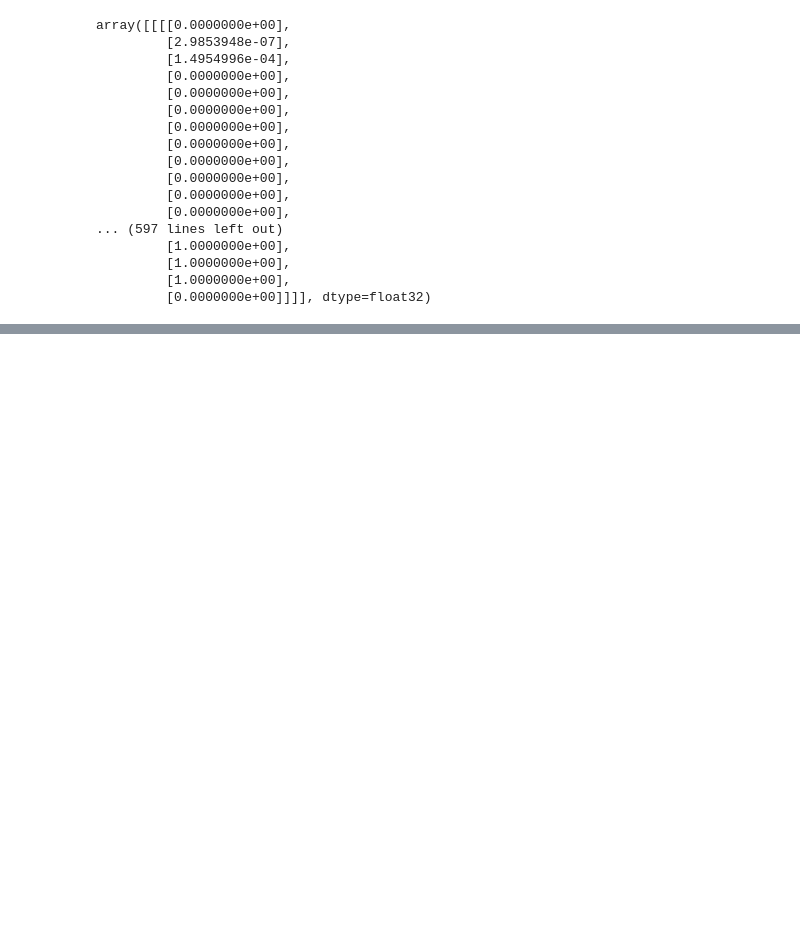
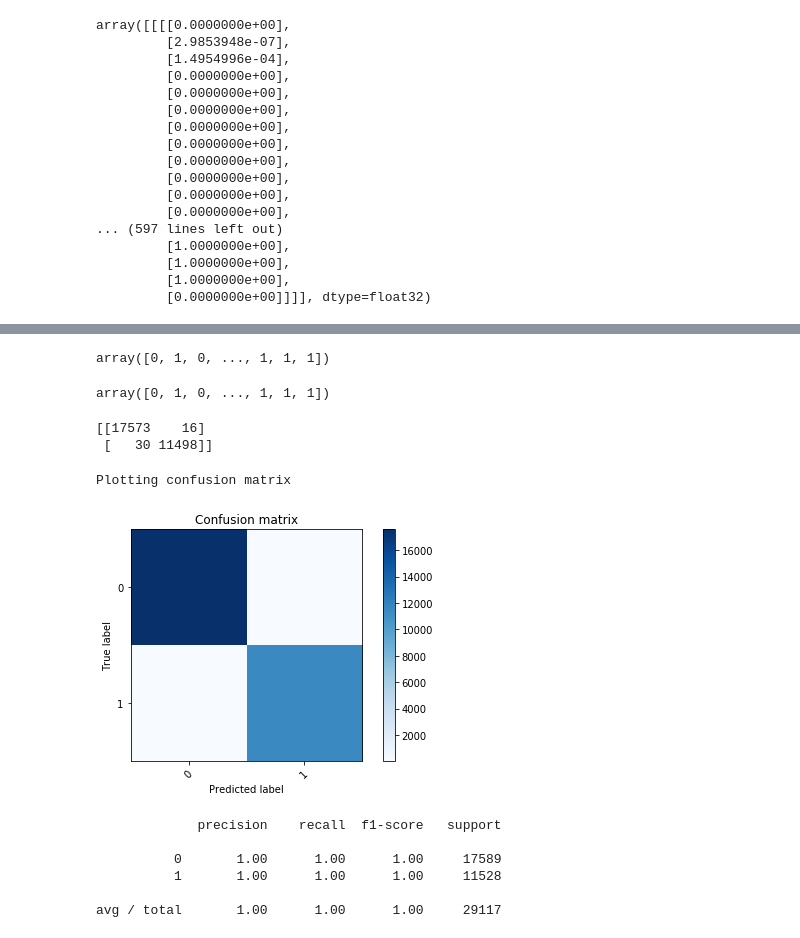
Before and after one commit to chandinin/AIML215, a Jupyter notebook: Project 3/MIni_project_3_sid.ipynb, the cells around one changed output, grey strips where cells are left out. Drawn from its saved outputs; the diff is of its cells as text; code cells hidden in the pictures; blank space fills up the shorter version.

Commit message:
added ROC, conf matrix, multiclass classification CNN

```diff
--- a/Project 3/MIni_project_3_sid.ipynb
+++ b/Project 3/MIni_project_3_sid.ipynb
@@ -458,0 +521,39 @@ Test accuracy: 0.9986605762956349
+# %%
+pred = cnn.predict(x_test)
+pred = np.argmax(pred,axis=1)
+# %%
+pred
+# %% [output]
+array([0, 1, 0, ..., 1, 1, 1])
+# %%
+
+y_true = np.argmax(y_test,axis=1)
+y_true
+# %% [output]
+array([0, 1, 0, ..., 1, 1, 1])
+# %%
+cm_cnn = confusion_matrix(y_true, pred)
+print(cm_cnn)
+# %% [output]
+[[17573    16]
+ [   30 11498]]
+# %%
+outcome = encode_text_index(network_df,'outcome')
+# %%
+print('Plotting confusion matrix')
+
+plt.figure()
+plot_confusion_matrix(cm_cnn, outcome)
+plt.show()
+# %% [output]
+Plotting confusion matrix
+[figure, added]
+# %%
+print(classification_report(y_true, pred))
+# %% [output]
+             precision    recall  f1-score   support
+
+          0       1.00      1.00      1.00     17589
+          1       1.00      1.00      1.00     11528
+
+avg / total       1.00      1.00      1.00     29117
```
Also changed, not shown: parts of 48 cells of this notebook.
